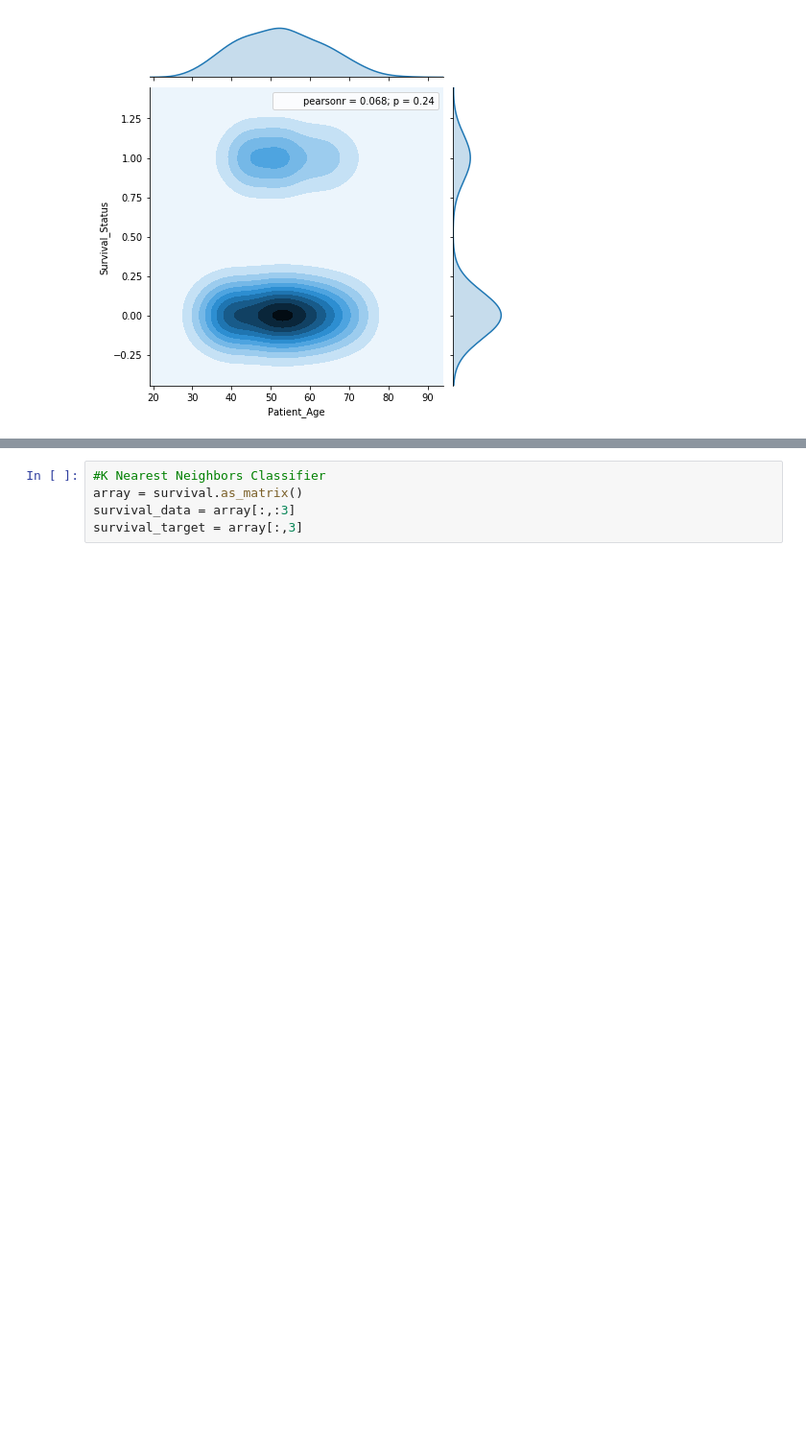
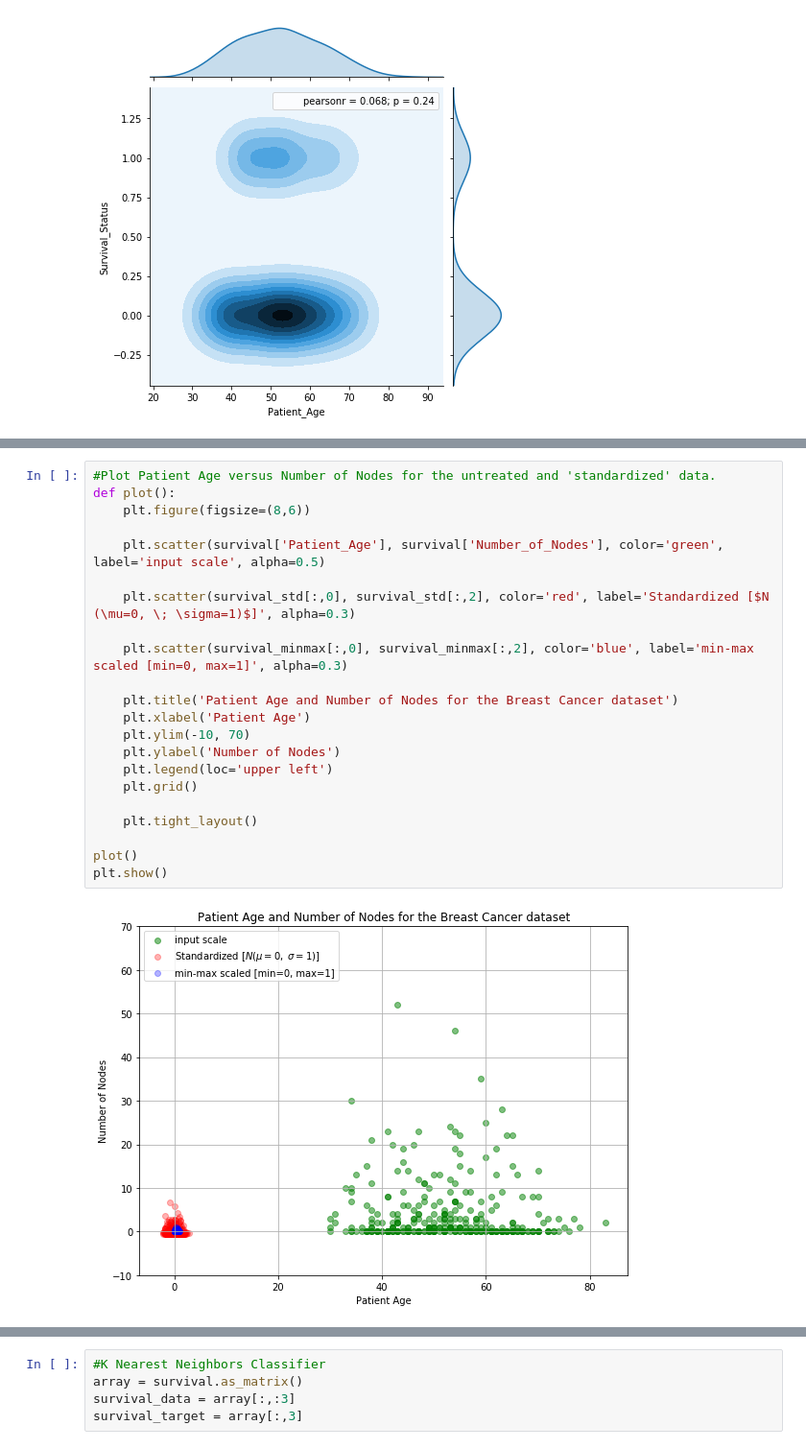
Before and after one commit to S3688570/Prediction-of-Breast-Cancer, a Jupyter notebook: Assignment2.ipynb, the cells around one changed output, grey strips where cells are left out. Shown at 96% size. Drawn from its saved outputs; the diff is of its cells as text; blank space fills up the shorter version.

```diff
--- a/Assignment2.ipynb
+++ b/Assignment2.ipynb
@@ -351,0 +414,24 @@ plt.show()
+# %%
+#Plot Patient Age versus Number of Nodes for the untreated and 'standardized' data.
+def plot():
+    plt.figure(figsize=(8,6))
+
+    plt.scatter(survival['Patient_Age'], survival['Number_of_Nodes'], color='green', label='input scale', alpha=0.5)
+
+    plt.scatter(survival_std[:,0], survival_std[:,2], color='red', label='Standardized [$N  (\mu=0, \; \sigma=1)$]', alpha=0.3)
+
+    plt.scatter(survival_minmax[:,0], survival_minmax[:,2], color='blue', label='min-max scaled [min=0, max=1]', alpha=0.3)
+
+    plt.title('Patient Age and Number of Nodes for the Breast Cancer dataset')
+    plt.xlabel('Patient Age')
+    plt.ylim(-10, 70)
+    plt.ylabel('Number of Nodes')
+    plt.legend(loc='upper left')
+    plt.grid()
+
+    plt.tight_layout()
+
+plot()
+plt.show()
+# %% [output]
+[figure, added]
```
Also changed, not shown: parts of 22 cells of this notebook, 1 other file.
